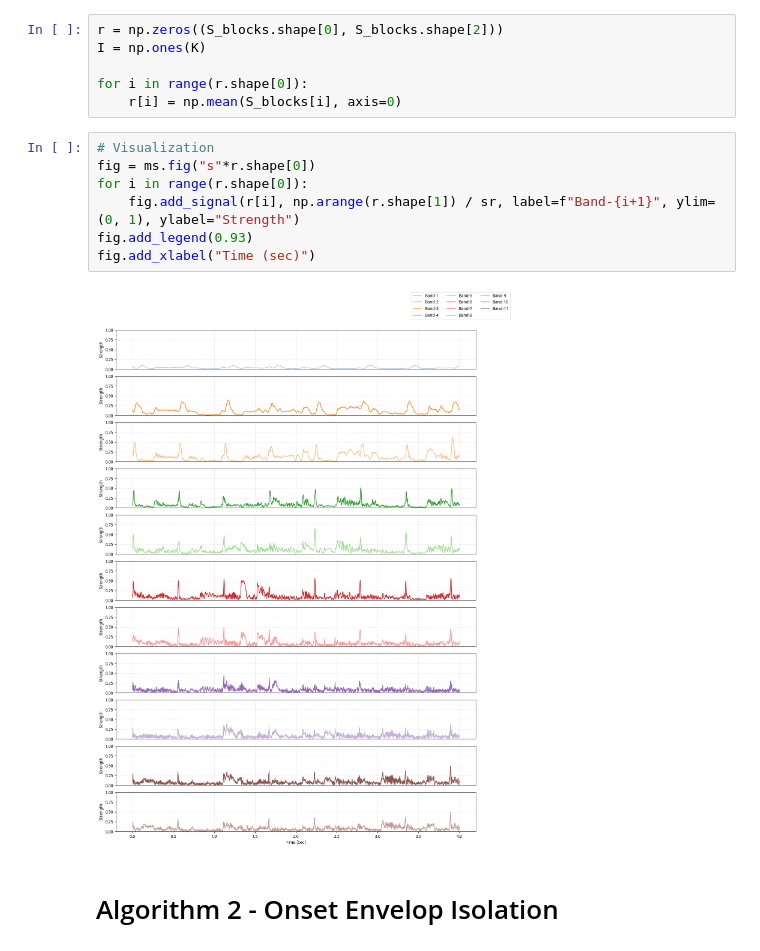
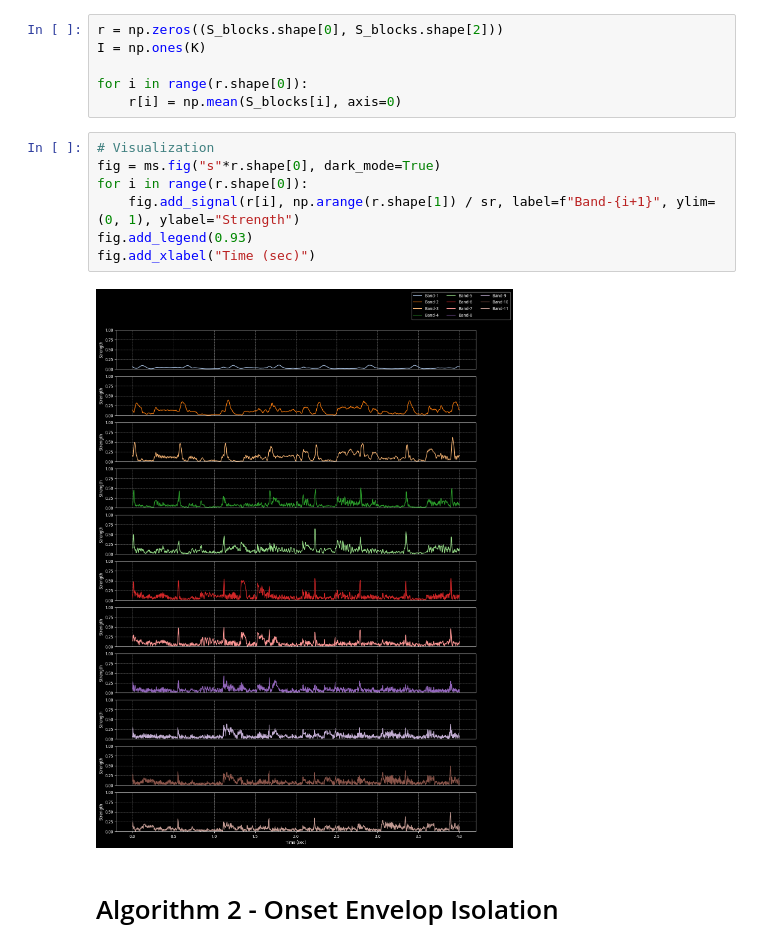
Before and after one commit to meluron-codecafe/devquest, a Jupyter notebook: notebooks/ONSET-_[2017]_On_Musical_Onset_Detection_via_the_S-Transform.ipynb, the cells around one changed output. Cells and saved outputs as stored; diff of their text form.

```diff
--- a/notebooks/ONSET-_[2017]_On_Musical_Onset_Detection_via_the_S-Transform.ipynb
+++ b/notebooks/ONSET-_[2017]_On_Musical_Onset_Detection_via_the_S-Transform.ipynb
@@ -184,13 +184,13 @@ for i in range(r.shape[0]):
     r[i] = np.mean(S_blocks[i], axis=0)
 # %%
 # Visualization
-fig = ms.fig("s"*r.shape[0])
+fig = ms.fig("s"*r.shape[0], dark_mode=True)
 for i in range(r.shape[0]):
     fig.add_signal(r[i], np.arange(r.shape[1]) / sr, label=f"Band-{i+1}", ylim=(0, 1), ylabel="Strength")
 fig.add_legend(0.93)
 fig.add_xlabel("Time (sec)")
 # %% [output]
-[figure, old version]
+[figure, new version]
 # %% [markdown]
 # Algorithm 2 - Onset Envelop Isolation
 # %% [markdown]
```
Also changed, not shown: parts of 7 cells of this notebook, 5 other files.
